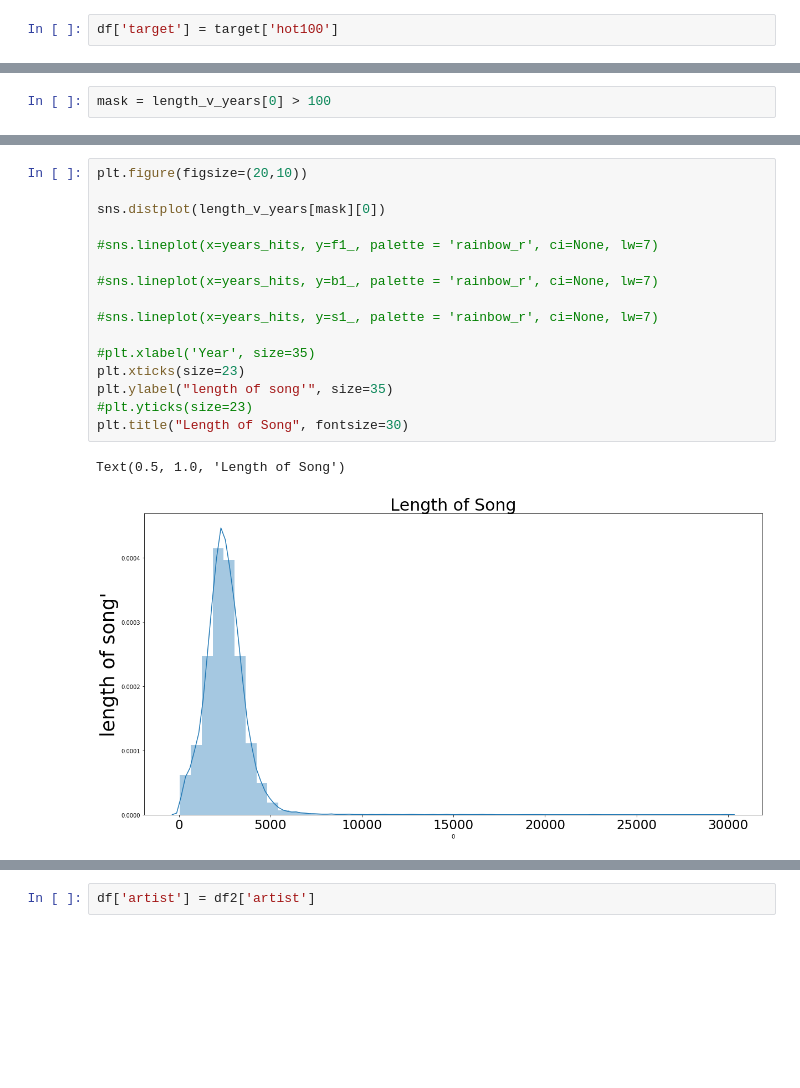
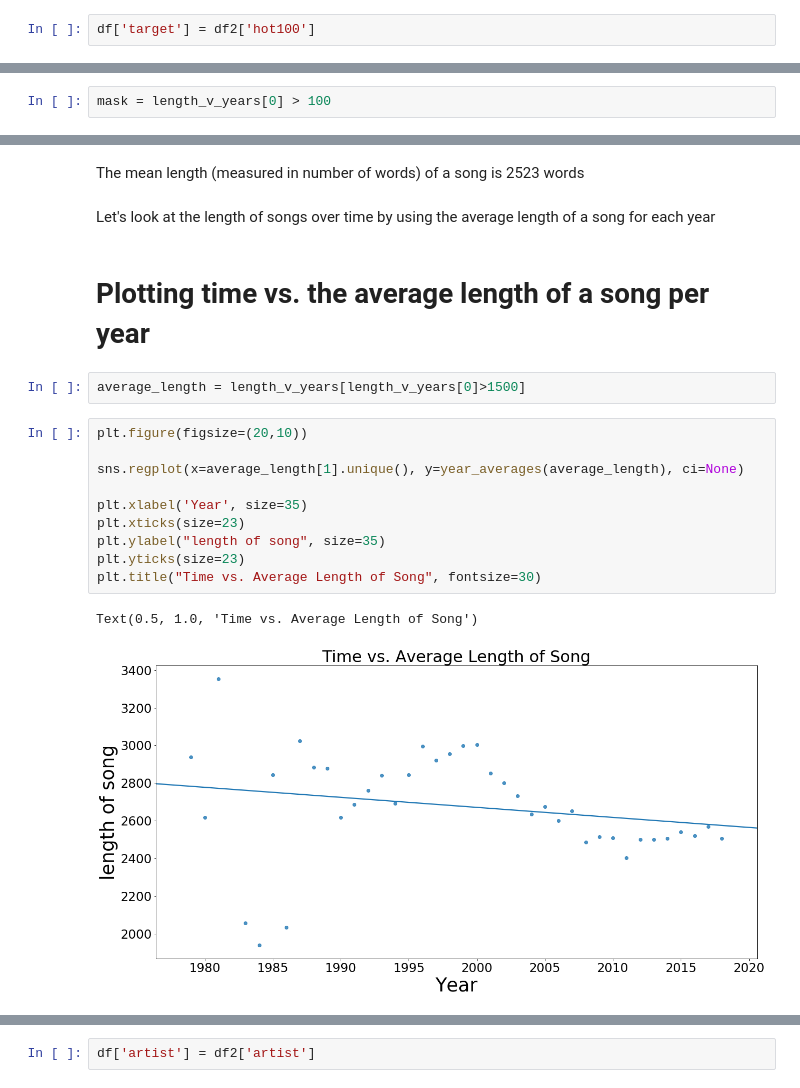
Before and after one commit to celehman44/Rap_Lyrics_Analysis, a Jupyter notebook: 10_EDA.ipynb, the cells around one changed output, grey strips where cells are left out. Drawn from its saved outputs; the diff is of its cells as text; blank space fills up the shorter version.

```diff
--- a/10_EDA.ipynb
+++ b/10_EDA.ipynb
@@ -18,2 +26,2 @@ df2['lyrics']=df2['lyrics'].str.replace('shit','s___')
 # %%
-df['target'] = target['hot100']
+df['target'] = df2['hot100']
@@ -425,19 +410,21 @@ mask = length_v_years[0] > 100
+# %% [markdown]
+The mean length (measured in number of words) of a song is 2523 words
+# %% [markdown]
+Let's look at the length of songs over time by using the average length of a song for each year
+# %% [markdown]
+# Plotting time vs. the average length of a song per year
+# %%
+average_length = length_v_years[length_v_years[0]>1500]
 # %%
 plt.figure(figsize=(20,10))
 
-sns.distplot(length_v_years[mask][0])
+sns.regplot(x=average_length[1].unique(), y=year_averages(average_length), ci=None)
 
-#sns.lineplot(x=years_hits, y=f1_, palette = 'rainbow_r', ci=None, lw=7)
-
-#sns.lineplot(x=years_hits, y=b1_, palette = 'rainbow_r', ci=None, lw=7)
-
-#sns.lineplot(x=years_hits, y=s1_, palette = 'rainbow_r', ci=None, lw=7)
-
-#plt.xlabel('Year', size=35)
+plt.xlabel('Year', size=35)
 plt.xticks(size=23)
-plt.ylabel("length of song'", size=35)
-#plt.yticks(size=23)
-plt.title("Length of Song", fontsize=30)
+plt.ylabel("length of song", size=35)
+plt.yticks(size=23)
+plt.title("Time vs. Average Length of Song", fontsize=30)
 # %% [output]
-Text(0.5, 1.0, 'Length of Song')
+Text(0.5, 1.0, 'Time vs. Average Length of Song')
-[figure, old version]
+[figure, new version]
```
Also changed, not shown: parts of 117 cells of this notebook, 4 other files.
